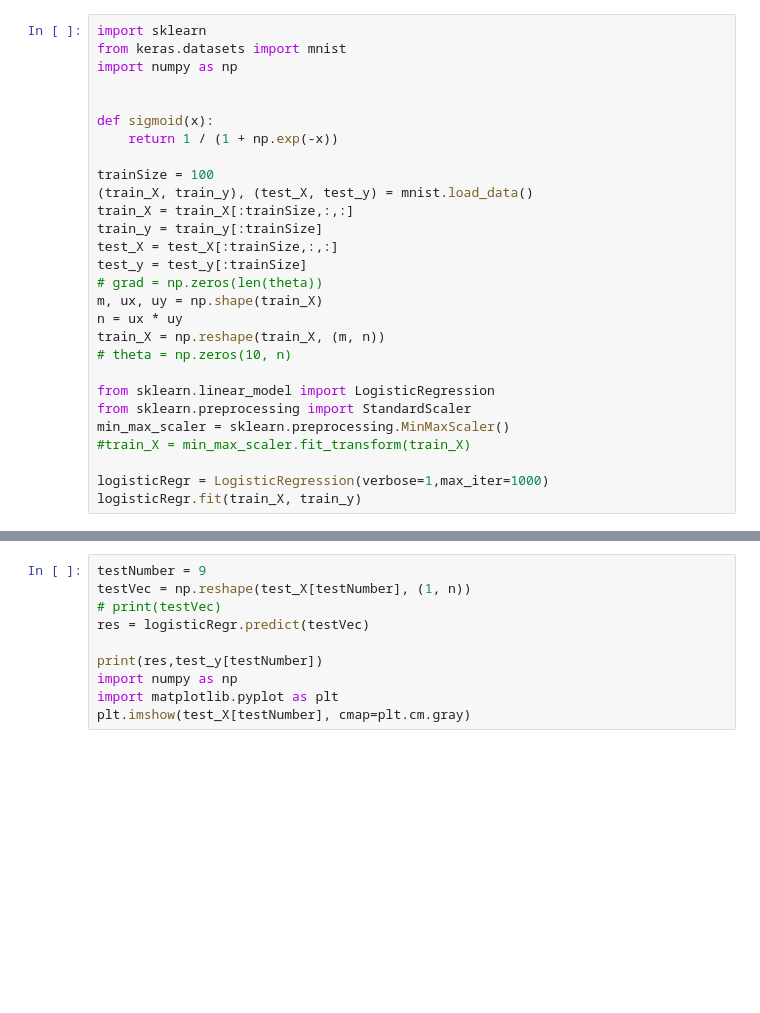
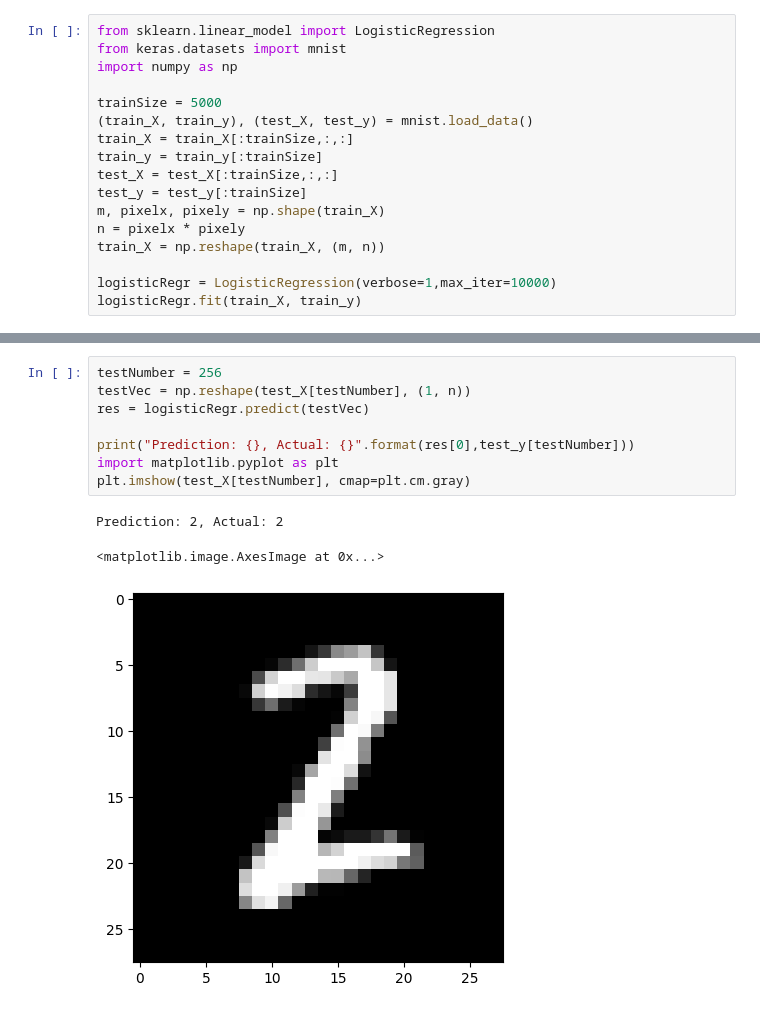
Before and after one commit to lisajulia/machine-learning, a Jupyter notebook: machine-learning-ex3/ex3/ex3.ipynb, the cells around one changed output, grey strips where cells are left out. Drawn from its saved outputs; the diff is of its cells as text; blank space fills up the shorter version.

```diff
--- a/machine-learning-ex3/ex3/ex3.ipynb
+++ b/machine-learning-ex3/ex3/ex3.ipynb
@@ -1,30 +1,19 @@
 # %%
-import sklearn
+from sklearn.linear_model import LogisticRegression
 from keras.datasets import mnist
 import numpy as np
 
-
-def sigmoid(x):
-    return 1 / (1 + np.exp(-x))
-
-trainSize = 100
+trainSize = 5000
 (train_X, train_y), (test_X, test_y) = mnist.load_data()
 train_X = train_X[:trainSize,:,:]
 train_y = train_y[:trainSize]
 test_X = test_X[:trainSize,:,:]
 test_y = test_y[:trainSize]
-# grad = np.zeros(len(theta))
-m, ux, uy = np.shape(train_X)
-n = ux * uy
+m, pixelx, pixely = np.shape(train_X)
+n = pixelx * pixely
 train_X = np.reshape(train_X, (m, n))
-# theta = np.zeros(10, n)
 
-from sklearn.linear_model import LogisticRegression
-from sklearn.preprocessing import StandardScaler
-min_max_scaler = sklearn.preprocessing.MinMaxScaler()
-#train_X = min_max_scaler.fit_transform(train_X)
-
-logisticRegr = LogisticRegression(verbose=1,max_iter=1000)
+logisticRegr = LogisticRegression(verbose=1,max_iter=10000)
 logisticRegr.fit(train_X, train_y)
 # %% [output]
 [Parallel(n_jobs=1)]: Using backend SequentialBackend with 1 concurrent workers.
@@ -51,10 +40,12 @@ LogisticRegression(max_iter=1000, verbose=1)
 # %%
-testNumber = 9
+testNumber = 256
 testVec = np.reshape(test_X[testNumber], (1, n))
-# print(testVec)
 res = logisticRegr.predict(testVec)
 
-print(res,test_y[testNumber])
-import numpy as np
+print("Prediction: {}, Actual: {}".format(res[0],test_y[testNumber]))
 import matplotlib.pyplot as plt
 plt.imshow(test_X[testNumber], cmap=plt.cm.gray)
+# %% [output]
+Prediction: 2, Actual: 2
+<matplotlib.image.AxesImage at 0x...>
+[figure, added]
```
Also changed, not shown: parts of 3 cells of this notebook, 9 other files.
